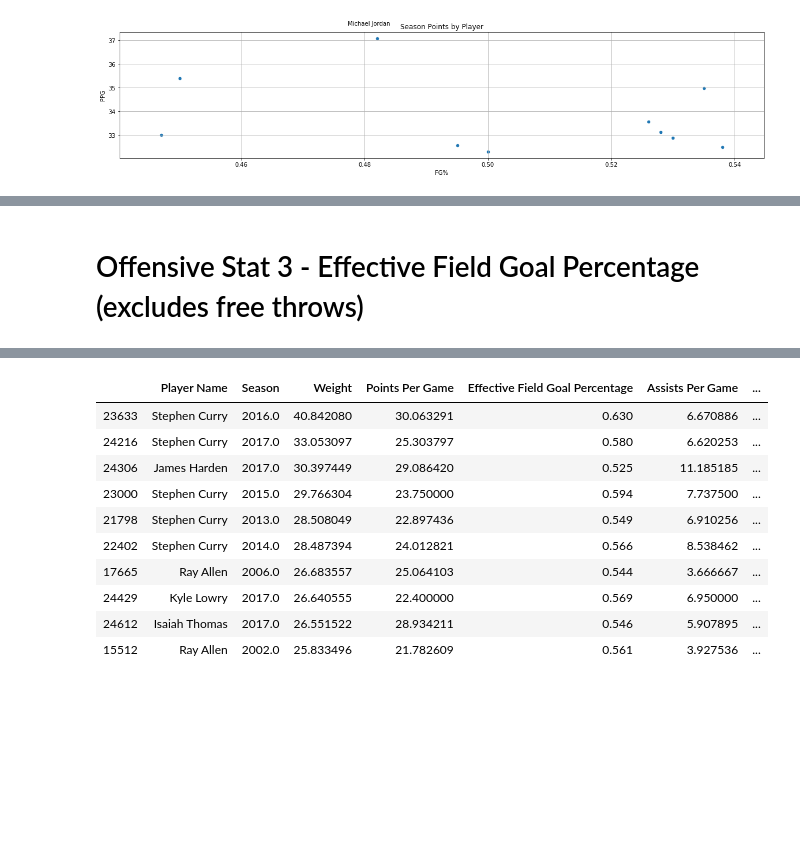
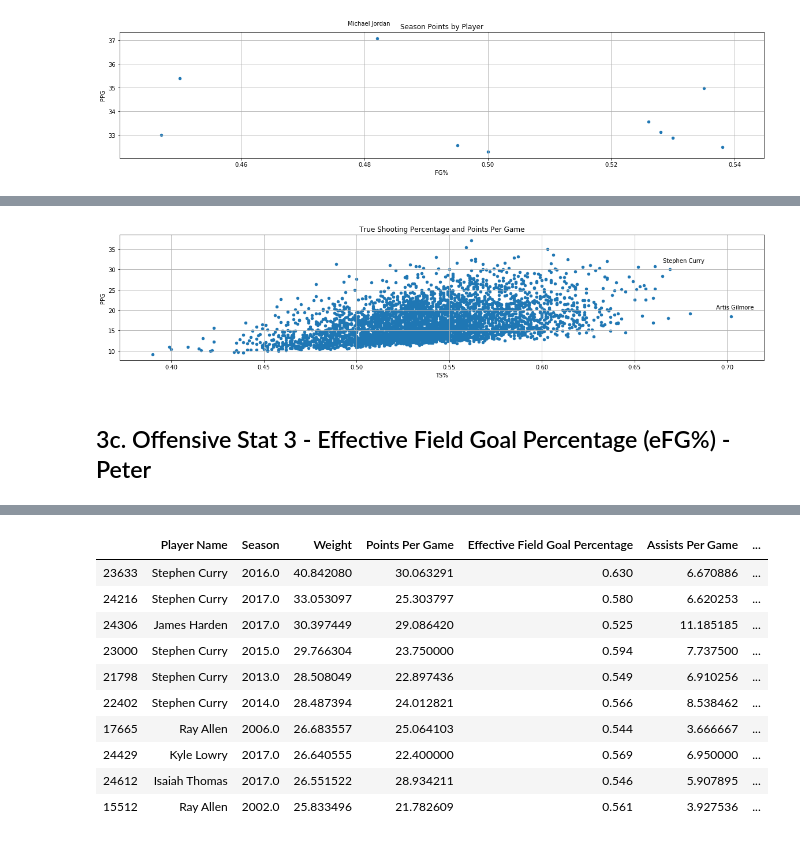
Before and after one commit to goblebla/NBA_Analysts, a Jupyter notebook: Master Notebook.ipynb, the cells around one changed output, grey strips where cells are left out. Drawn from its saved outputs; the diff is of its cells as text; code cells hidden in the pictures; blank space fills up the shorter version.

```diff
--- a/Master Notebook.ipynb
+++ b/Master Notebook.ipynb
@@ -232,12 +255,12 @@ plt.show()
 # Filting player shooting to players who took more than 10 shots per game
 attempts_filter = player_data['FGAG'] >= 10
 player_shooting_attempts = player_data[attempts_filter]
-player_shooting_attempts = player_shooting_attempts[['Year','Player','TS%', 'FG%', 'FGA', 'G', 'FGAG']]
+player_shooting_attempts = player_shooting_attempts[['Year','Player','TS%', 'FG%', 'FGA', 'G', 'FGAG', 'PPG']]
 
 # #Converting the PTS column to a numberica dtype
 # player_TS['TS%'] = pd.to_numeric(player_TS['TS%'])
 
 # #Sorting and displaying top shooters by TS%
 player_shooting_attempts = player_shooting_attempts.sort_values(by='TS%', ascending=False)
-top_player_shooting = player_shooting_attempts.head(20)
+top_player_shooting = player_shooting_attempts.head(10)
 top_player_shooting
@@ -244,11 +279,17 @@ top_player_shooting
 # %%
-TS_Points = player_data[['PPG', 'TS%']]
+TS_Points = player_shooting_attempts[['PPG', 'TS%']]
 
 TS_Points.plot(kind="scatter", x="TS%", y="PPG", grid=True, figsize=(20,4),
                  title="True Shooting Percentage and Points Per Game")
+plt.annotate('Artis Gilmore', xy=(0.702, 18.5), xytext=(40, 10), textcoords= 'offset points', ha='right',
+             va='bottom')
+plt.annotate('Stephen Curry', xy=(0.669, 30.1), xytext=(60, 10), textcoords= 'offset points', ha='right',
+             va='bottom')
 plt.show()
+# %% [output]
+[figure, added]
 # %% [markdown]
-# Offensive Stat 3 - Effective Field Goal Percentage (excludes free throws)
+## 3c. Offensive Stat 3 - Effective Field Goal Percentage (eFG%) - Peter
 # %%
 #Creating a dataframe from the CSV with new effective field goal percentage with more than attempts per game
 player_efg = player_data[attempts_filter]
```
Also changed, not shown: parts of 34 cells of this notebook, 1 other file.
